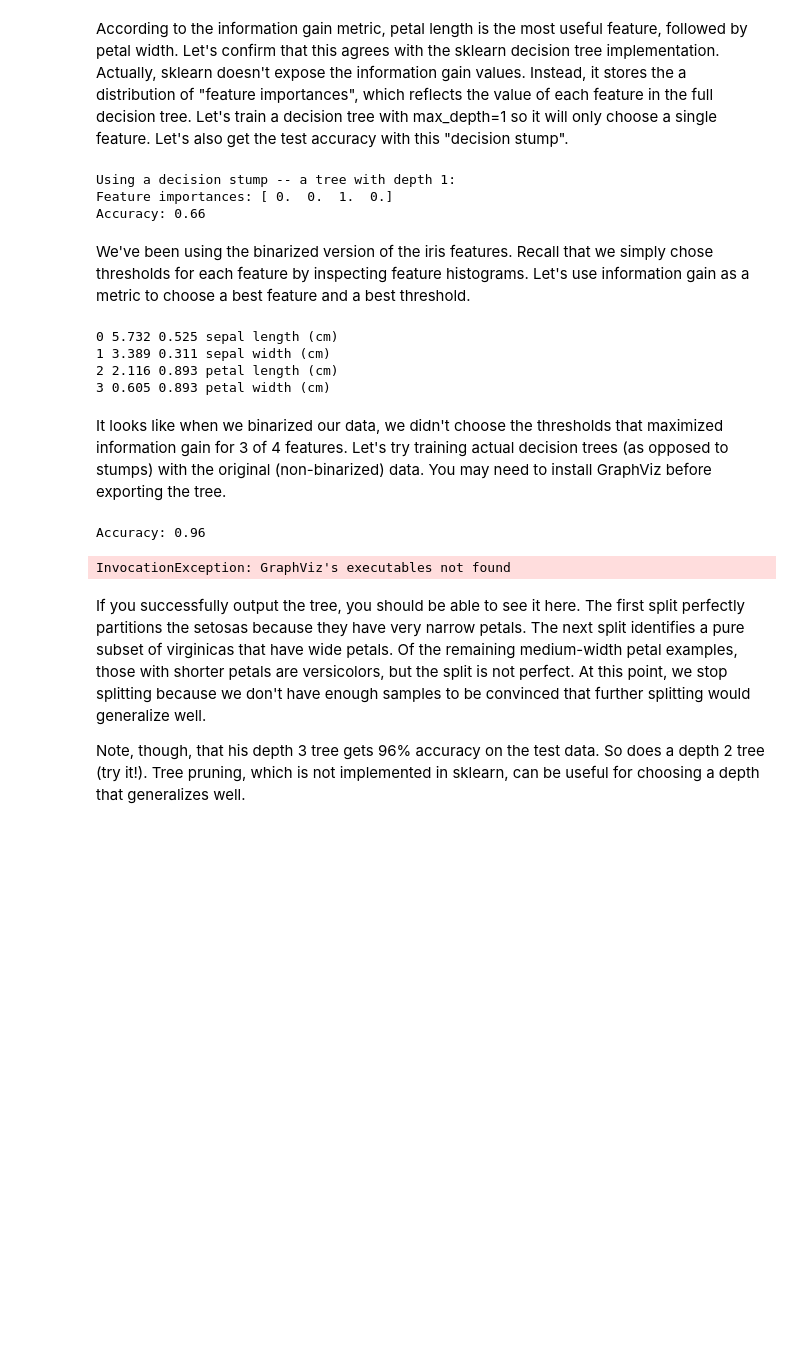
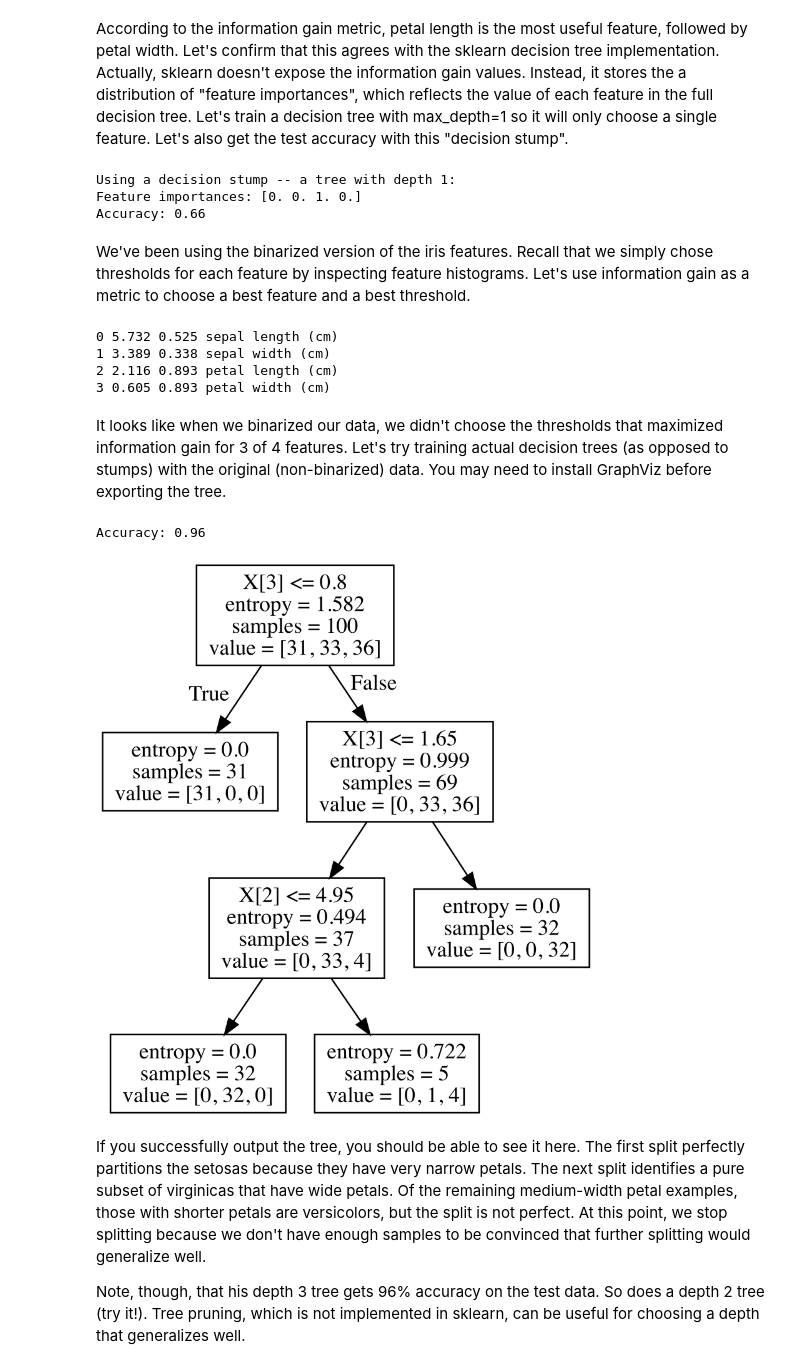
Before and after one commit to ysalomon/ucb-w207-applied-ml, a Jupyter notebook: week4/Notebooks/Decision_Tree.ipynb, the cells around one changed output. Cells and saved outputs as stored; diff of their text form; code cells hidden in the pictures; blank space fills up the shorter version.

```diff
--- a/week4/Notebooks/Decision_Tree.ipynb
+++ b/week4/Notebooks/Decision_Tree.ipynb
@@ -141,12 +140,12 @@ According to the information gain metric, petal length is the most useful featur
 # %%
 dt = DecisionTreeClassifier(criterion='entropy', max_depth=1)
 dt.fit(binarized_train_data, train_labels)
-print 'Using a decision stump -- a tree with depth 1:'
-print 'Feature importances:', dt.feature_importances_
-print 'Accuracy:', dt.score(binarized_test_data, test_labels)
+print('Using a decision stump -- a tree with depth 1:')
+print('Feature importances:', dt.feature_importances_)
+print('Accuracy:', dt.score(binarized_test_data, test_labels))
 # %% [output]
 Using a decision stump -- a tree with depth 1:
-Feature importances: [ 0.  0.  1.  0.]
+Feature importances: [0. 0. 1. 0.]
 Accuracy: 0.66
 # %% [markdown]
 We've been using the binarized version of the iris features. Recall that we simply chose thresholds for each feature by inspecting feature histograms. Let's use information gain as a metric to choose a best feature and a best threshold.
@@ -166,12 +165,12 @@ def try_features_and_thresholds(data, labels):
                 best_threshold = threshold
 
         # Show the best threshold and information gain for this feature.
-        print '%d %.3f %.3f %s' %(feature, best_threshold, best_ig, iris.feature_names[feature])
+        print('%d %.3f %.3f %s' %(feature, best_threshold, best_ig, iris.feature_names[feature]))
 
 try_features_and_thresholds(train_data, train_labels)
 # %% [output]
 0 5.732 0.525 sepal length (cm)
-1 3.389 0.311 sepal width (cm)
+1 3.389 0.338 sepal width (cm)
 2 2.116 0.893 petal length (cm)
 3 0.605 0.893 petal width (cm)
 # %% [markdown]
@@ -180,21 +179,18 @@ It looks like when we binarized our data, we didn't choose the thresholds that m
 # Train a decision tree classifier.
 dt = DecisionTreeClassifier(criterion='entropy', min_samples_split=10)
 dt.fit(train_data, train_labels)
-print 'Accuracy:', dt.score(test_data, test_labels)
-
-# Export the trained tree so we can look at it.
-output_name = '../Extra/iris-decisiontree.jpg'
-dot_data = StringIO()
-tree.export_graphviz(dt, out_file=dot_data)
-graph = pydot.graph_from_dot_data(dot_data.getvalue())
-
-# If the export was successful, show the image.
-if graph.write_jpg(output_name):
-    print 'Output:', output_name
-    display(Image(filename=output_name))
+print('Accuracy:', dt.score(test_data, test_labels))
 # %% [output]
 Accuracy: 0.96
-InvocationException: GraphViz's executables not found
+# %%
+export_graphviz(dt, out_file='dot_data.dot')
+
+from subprocess import call
+call(['dot', '-Tpng', 'dot_data.dot', '-o', 'dot_data.png', '-Gdpi=600'])
+
+display(Image(filename='dot_data.png'))
+# %% [output]
+[figure, added]
 # %% [markdown]
 If you successfully output the tree, you should be able to see it here. The first split perfectly partitions the setosas because they have very narrow petals. The next split identifies a pure subset of virginicas that have wide petals. Of the remaining medium-width petal examples, those with shorter petals are versicolors, but the split is not perfect. At this point, we stop splitting because we don't have enough samples to be convinced that further splitting would generalize well.
 
```
Also changed, not shown: parts of 6 cells of this notebook.
